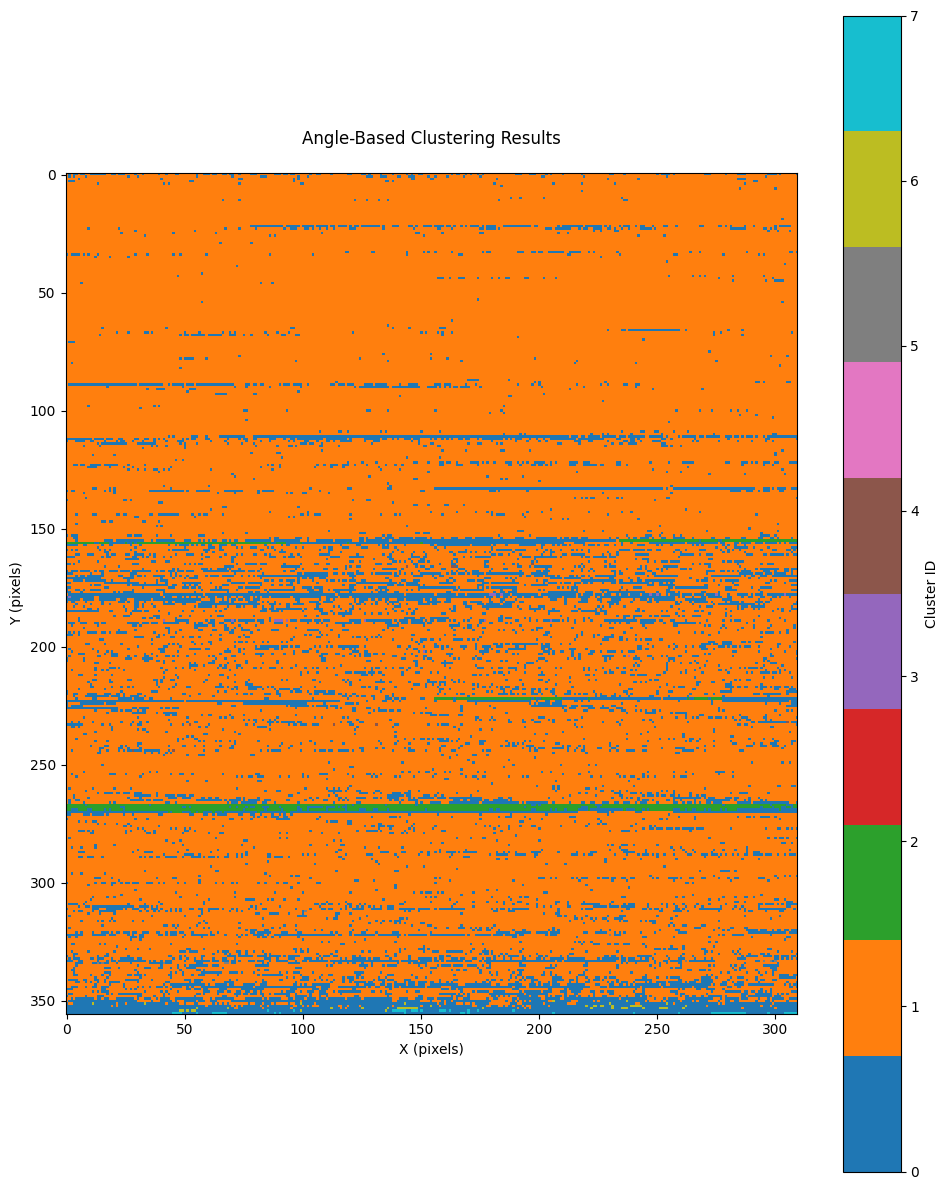
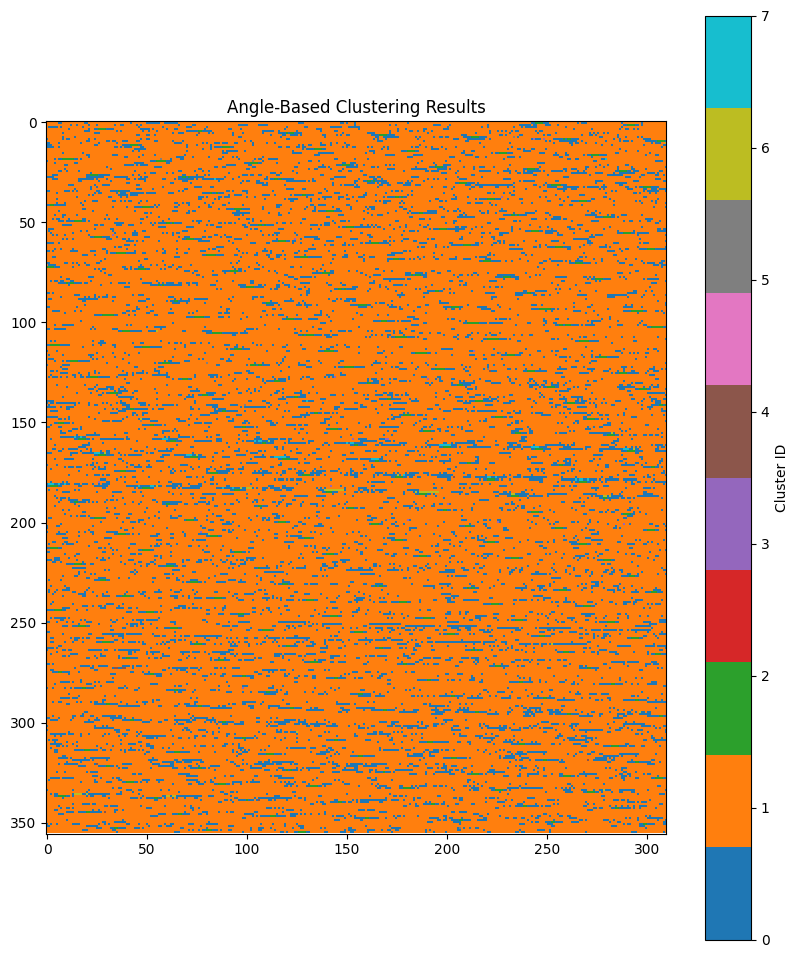
The change to this notebook cell's code, shown as a diff; its figure went from the first image to the second:
--- before
+++ after
@@ -1,18 +1,21 @@
-# Visualize
-plt.figure(figsize=(10, 12))
-plt.imshow(labels, cmap='tab10', interpolation='nearest')
-plt.colorbar(label='Cluster ID')
-plt.title('Angle-Based Clustering Results\n')
-plt.xlabel('X (pixels)')
-plt.ylabel('Y (pixels)')
-plt.tight_layout()
-plt.savefig('clustering_result.png', dpi=150)
-plt.show()
+import numpy as np
+import matplotlib.pyplot as plt
 
-# Print statistics
-unique, counts = np.unique(labels, return_counts=True)
-for label, count in zip(unique, counts):
-    if label == 0:
-        print(f"Noise/Background: {count} pixels ({count/labels.size*100:.1f}%)")
-    else:
-        print(f"Cluster {label-1}: {count} pixels ({count/labels.size*100:.1f}%)")
+# Load the binary output - use uint16 to match C's uint16_t
+width = 310
+height = 356
+labels = np.fromfile('../data/final_image.bin', dtype=np.uint16)
+
+print(f"Total values: {len(labels)}")
+print(f"Expected: {width * height}")
+print(f"Unique values: {np.unique(labels)}")
+print(f"Min: {labels.min()}, Max: {labels.max()}")
+
+# Should now match
+if len(labels) == width * height:
+    labels = labels.reshape((height, width))
+    plt.figure(figsize=(10, 12))
+    plt.imshow(labels, cmap='tab10', interpolation='nearest')
+    plt.colorbar(label='Cluster ID')
+    plt.title('Angle-Based Clustering Results')
+    plt.show()

Commit: Version with debug_utils working